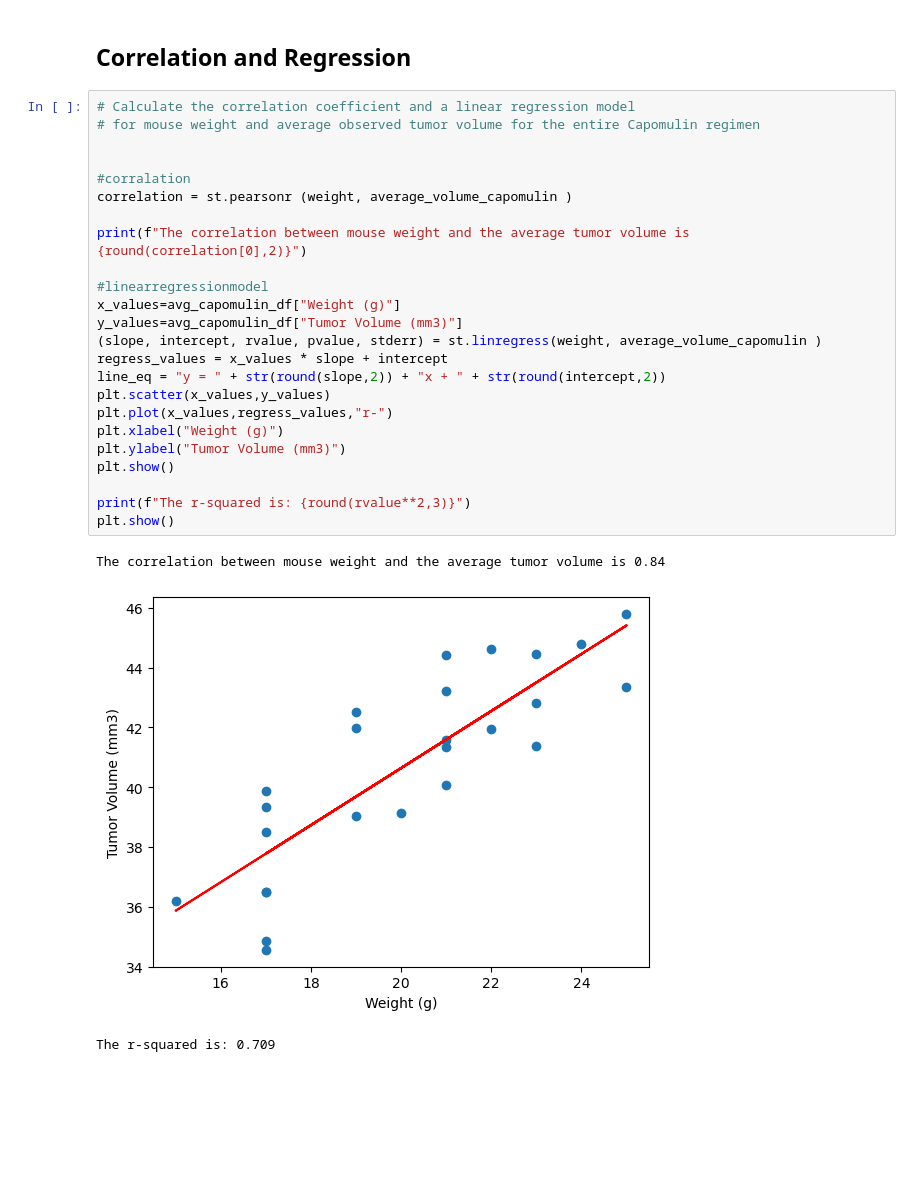
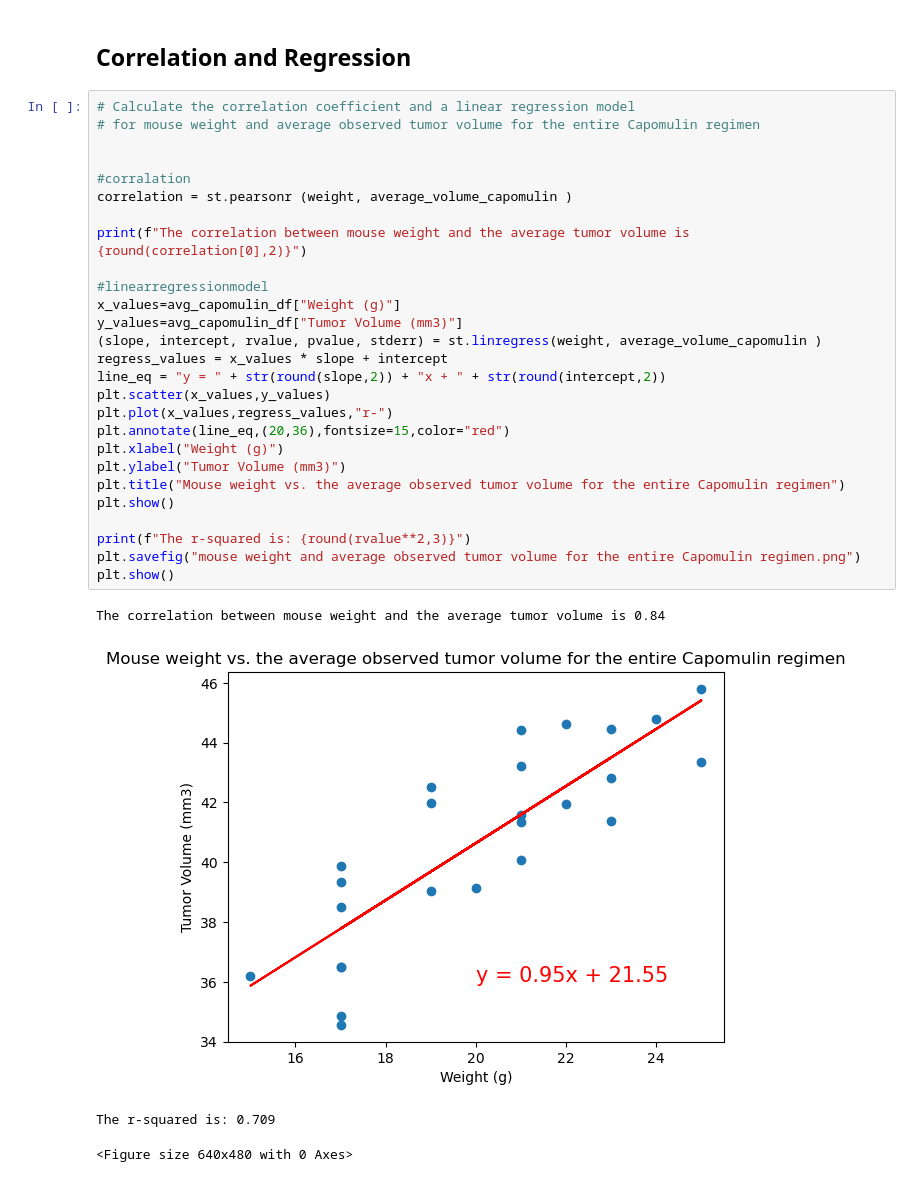
Before and after one commit to Annabrabender/datavisulization-challenge, a Jupyter notebook: pymaceuticals_starter.ipynb, the cells around one changed output. Drawn from its saved outputs; the diff is of its cells as text; blank space fills up the shorter version.

```diff
--- a/pymaceuticals_starter.ipynb
+++ b/pymaceuticals_starter.ipynb
@@ -364,28 +370,32 @@ plt.show()
 # %%
 # Calculate the correlation coefficient and a linear regression model
 # for mouse weight and average observed tumor volume for the entire Capomulin regimen
 
 
 #corralation
 correlation = st.pearsonr (weight, average_volume_capomulin )
 
 print(f"The correlation between mouse weight and the average tumor volume is {round(correlation[0],2)}")
 
 #linearregressionmodel
 x_values=avg_capomulin_df["Weight (g)"]
 y_values=avg_capomulin_df["Tumor Volume (mm3)"]
 (slope, intercept, rvalue, pvalue, stderr) = st.linregress(weight, average_volume_capomulin )
 regress_values = x_values * slope + intercept
 line_eq = "y = " + str(round(slope,2)) + "x + " + str(round(intercept,2))
 plt.scatter(x_values,y_values)
 plt.plot(x_values,regress_values,"r-")
+plt.annotate(line_eq,(20,36),fontsize=15,color="red")
 plt.xlabel("Weight (g)")
 plt.ylabel("Tumor Volume (mm3)")
+plt.title("Mouse weight vs. the average observed tumor volume for the entire Capomulin regimen")
 plt.show()
 
 print(f"The r-squared is: {round(rvalue**2,3)}")
+plt.savefig("mouse weight and average observed tumor volume for the entire Capomulin regimen.png")
 plt.show()
 # %% [output]
 The correlation between mouse weight and the average tumor volume is 0.84
-[figure, old version]
+[figure, new version]
 The r-squared is: 0.709
+<Figure size 640x480 with 0 Axes>
```
Also changed, not shown: parts of 5 cells of this notebook, 8 other files.
